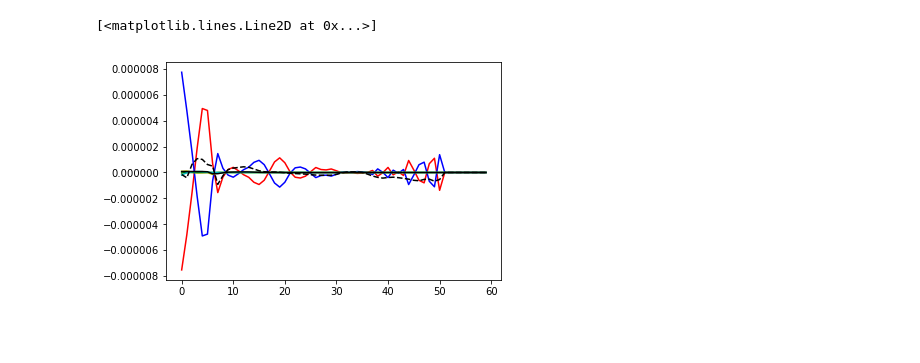
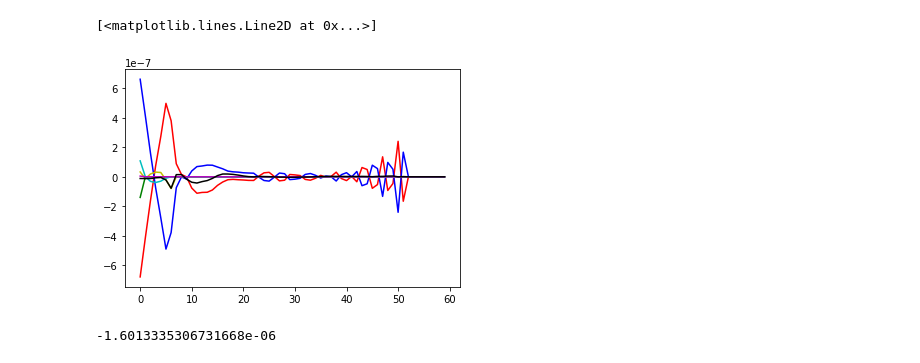
Before and after one commit to qingli411/mpasanalysis, a Jupyter notebook: Test_LabSea_budget.ipynb, the cells around one changed output. Cells and saved outputs as stored; diff of their text form; code cells hidden in the pictures; blank space fills up the shorter version.

```diff
--- a/Test_LabSea_budget.ipynb
+++ b/Test_LabSea_budget.ipynb
@@ -81,7 +88,7 @@ Reading mesh data from /Users/qingli/data/mpas/test/mpaso.rst.0051-01-01_00000.n
 # %%
 # read data
-mpaso_tend_vmix = mpasodata.get_volume(varname='timeMonthly_avg_activeTracerVertMixTendency_salinityVertMixTendency',
-                                        name='Salinity tendency - vertical mixing', units='psu/s')
+mpaso_tend_vmix = mpasodata.get_volume(varname='timeMonthly_avg_activeTracerVertMixTendency_'+varname+'VertMixTendency',
+                                        name=varname+' tendency - vertical mixing', units=units)
 tend_vmix = mpaso_tend_vmix.data[idx_cell,:]
 plt.plot(tend_vmix)
 # %% [output]
@@ -91,7 +98,7 @@ Reading mesh data from /Users/qingli/data/mpas/test/mpaso.rst.0051-01-01_00000.n
 # %%
 # read data
-mpaso_tend_sflx = mpasodata.get_volume(varname='timeMonthly_avg_activeTracerSurfaceFluxTendency_salinitySurfaceFluxTendency',
-                                 name='Salinity tendency - surface flux', units='psu/s')
+mpaso_tend_sflx = mpasodata.get_volume(varname='timeMonthly_avg_activeTracerSurfaceFluxTendency_'+varname+'SurfaceFluxTendency',
+                                 name=varname+' tendency - surface flux', units=units)
 tend_sflx = mpaso_tend_sflx.data[idx_cell,:]
 plt.plot(tend_sflx)
 # %% [output]
@@ -100,8 +107,8 @@ Reading mesh data from /Users/qingli/data/mpas/test/mpaso.rst.0051-01-01_00000.n
 [figure]
 # %%
 # read data
-mpaso_tend_nloc = mpasodata.get_volume(varname='timeMonthly_avg_activeTracerNonLocalTendency_salinityNonLocalTendency',
-                                       name='Salinity tendency - non-local flux', units='psu/s')
+mpaso_tend_nloc = mpasodata.get_volume(varname='timeMonthly_avg_activeTracerNonLocalTendency_'+varname+'NonLocalTendency',
+                                       name=varname+' tendency - non-local flux', units=units)
 tend_nloc = mpaso_tend_nloc.data[idx_cell,:]
 plt.plot(tend_nloc)
 # %% [output]
@@ -129,0 +118,9 @@ mpaso_tend_hadv.data.size
+# %%
+if varname == 'temperature':
+    mpaso_tend_prad = mpasodata.get_volume(varname='timeMonthly_avg_temperatureShortWaveTendency',
+                                           name='Shortwave tendency - non-local flux', units=units)
+    tend_prad = mpaso_tend_prad.data[idx_cell,:]
+else:
+    tend_prad = np.zeros(tend_hadv.shape)
+
+plt.plot(tend_prad)
@@ -130,11 +131,15 @@ mpaso_tend_hadv.data.size
 # %%
 plt.plot(tend_vadv, '-r')
 plt.plot(tend_hadv, '-b')
 plt.plot(tend_vmix, '-y')
 plt.plot(tend_sflx, '-g')
 plt.plot(tend_nloc, '-c')
-plt.plot(tend_vadv+tend_hadv+tend_vmix+tend_sflx+tend_nloc, '-k')
-plt.plot(tend_tten, '--k')
+plt.plot(tend_prad, '-m')
+plt.plot(tend_vadv+tend_hadv+tend_vmix+tend_sflx+tend_nloc+tend_prad, '-k')
 # %% [output]
 [<matplotlib.lines.Line2D at 0x...>]
-[figure, old version]
+[figure, new version]
+# %%
+np.sum(tend_hadv[0:10])
+# %% [output]
+-1.6013335306731668e-06
```
Also changed, not shown: parts of 12 cells of this notebook, 12 other files.
